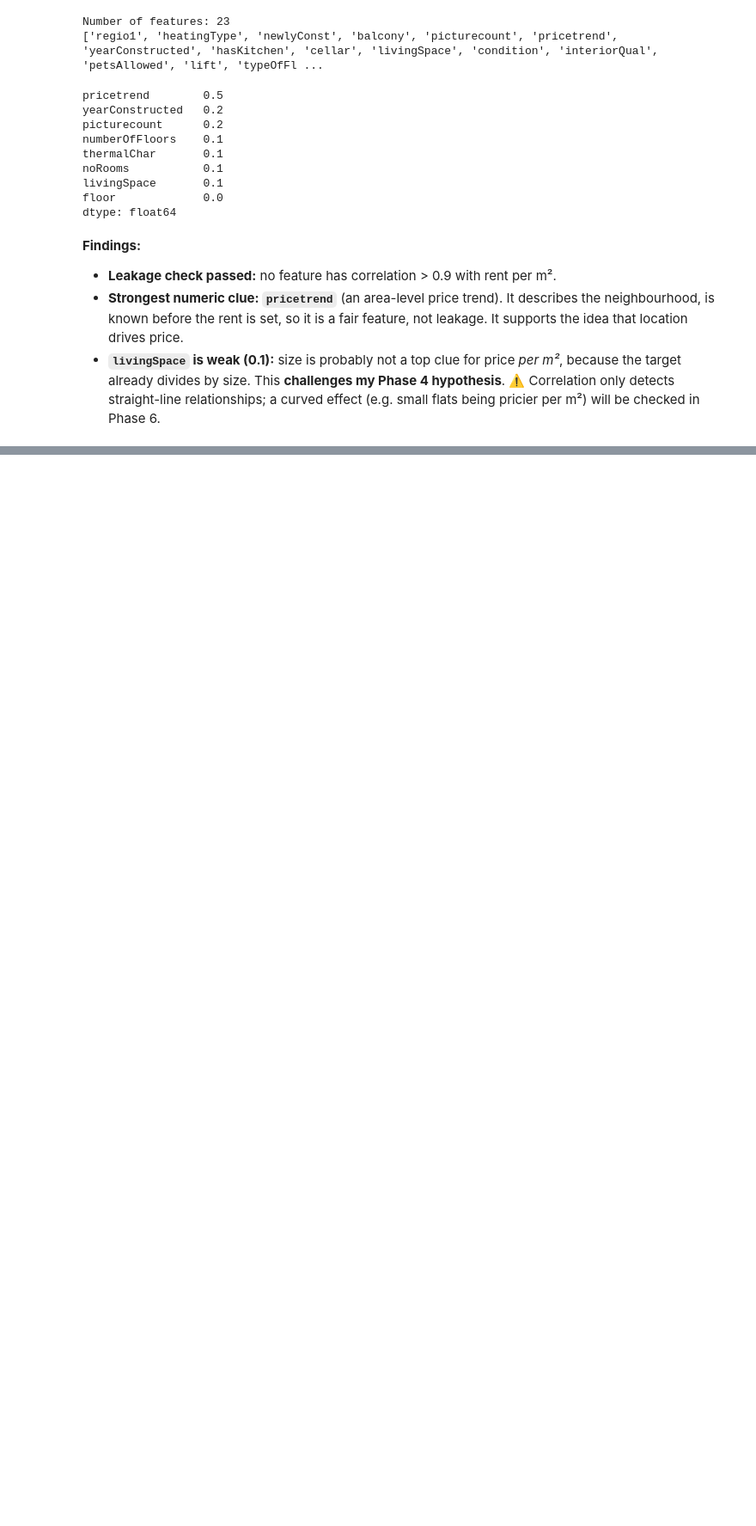
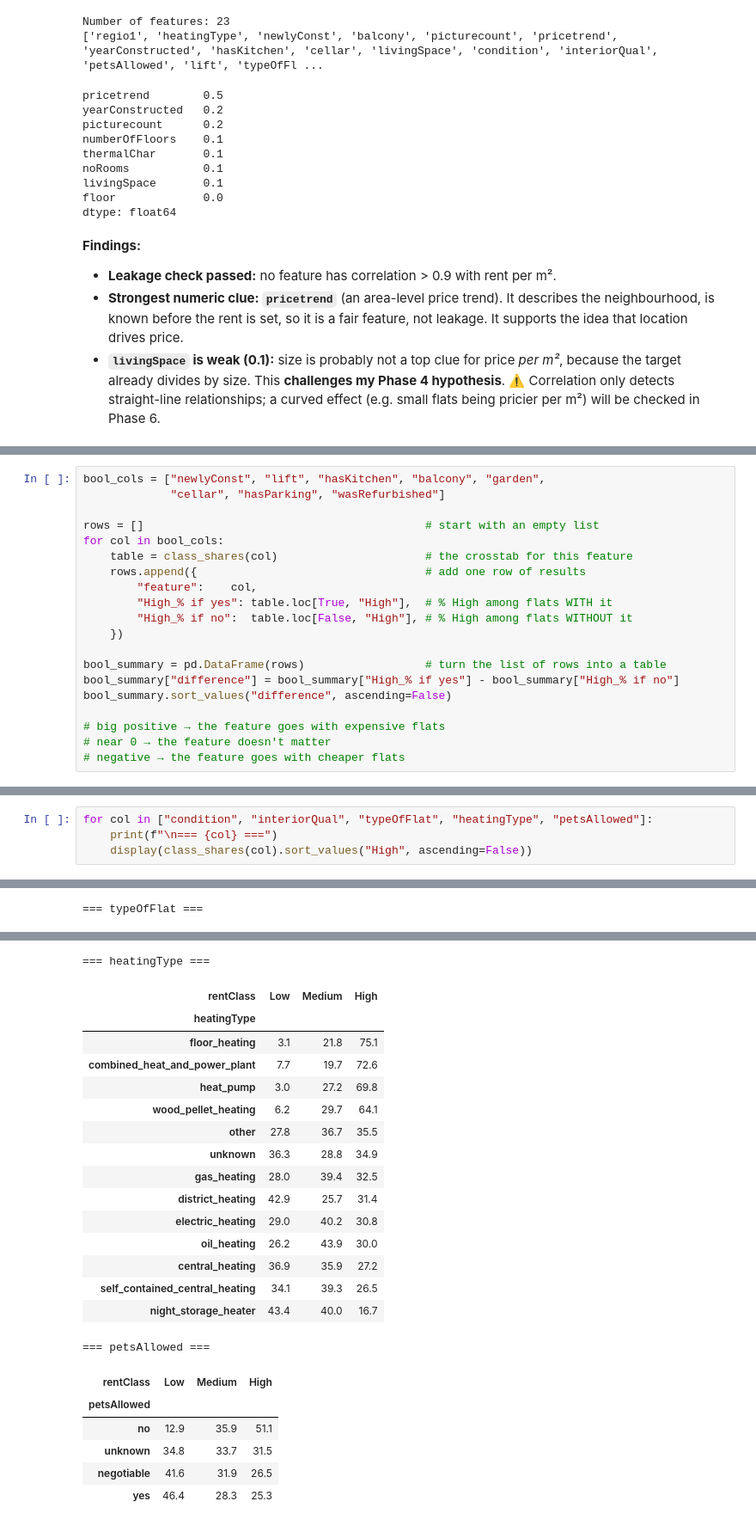
Before and after one commit to ihanmx/Rental_Datasert_study, a Jupyter notebook: notebooks/01_rental_classification.ipynb, the cells around one changed output, grey strips where cells are left out. Shown at 86% size. Cells and saved outputs as stored; diff of their text form; blank space fills up the shorter version.

Commit message:
feat(feat-exploration): explore yes,no and catigorical data

```diff
--- a/notebooks/01_rental_classification.ipynb
+++ b/notebooks/01_rental_classification.ipynb
@@ -1049,0 +1070,20 @@ dtype: float64
+# %%
+bool_cols = ["newlyConst", "lift", "hasKitchen", "balcony", "garden",
+             "cellar", "hasParking", "wasRefurbished"]
+
+rows = []                                          # start with an empty list
+for col in bool_cols:
+    table = class_shares(col)                      # the crosstab for this feature
+    rows.append({                                  # add one row of results
+        "feature":    col,
+        "High_% if yes": table.loc[True, "High"],  # % High among flats WITH it
+        "High_% if no":  table.loc[False, "High"], # % High among flats WITHOUT it
+    })
+
+bool_summary = pd.DataFrame(rows)                  # turn the list of rows into a table
+bool_summary["difference"] = bool_summary["High_% if yes"] - bool_summary["High_% if no"]
+bool_summary.sort_values("difference", ascending=False)
+
+# big positive → the feature goes with expensive flats
+# near 0 → the feature doesn't matter
+# negative → the feature goes with cheaper flats
@@ -1049,0 +1182,5 @@ dtype: float64
+# %%
+for col in ["condition", "interiorQual", "typeOfFlat", "heatingType", "petsAllowed"]:
+    print(f"\n=== {col} ===")
+    display(class_shares(col).sort_values("High", ascending=False))
+# %% [output]
@@ -1049,0 +1207 @@ dtype: float64
+=== typeOfFlat ===
@@ -1049,0 +1221,23 @@ dtype: float64
+=== heatingType ===
+| rentClass | Low | Medium | High |
+| heatingType |  |  |  |
+| floor_heating | 3.1 | 21.8 | 75.1 |
+| combined_heat_and_power_plant | 7.7 | 19.7 | 72.6 |
+| heat_pump | 3.0 | 27.2 | 69.8 |
+| wood_pellet_heating | 6.2 | 29.7 | 64.1 |
+| other | 27.8 | 36.7 | 35.5 |
+| unknown | 36.3 | 28.8 | 34.9 |
+| gas_heating | 28.0 | 39.4 | 32.5 |
+| district_heating | 42.9 | 25.7 | 31.4 |
+| electric_heating | 29.0 | 40.2 | 30.8 |
+| oil_heating | 26.2 | 43.9 | 30.0 |
+| central_heating | 36.9 | 35.9 | 27.2 |
+| self_contained_central_heating | 34.1 | 39.3 | 26.5 |
+| night_storage_heater | 43.4 | 40.0 | 16.7 |
+=== petsAllowed ===
+| rentClass | Low | Medium | High |
+| petsAllowed |  |  |  |
+| no | 12.9 | 35.9 | 51.1 |
+| unknown | 34.8 | 33.7 | 31.5 |
+| negotiable | 41.6 | 31.9 | 26.5 |
+| yes | 46.4 | 28.3 | 25.3 |
```
Also changed, not shown: parts of 14 cells of this notebook, 1 other file.
